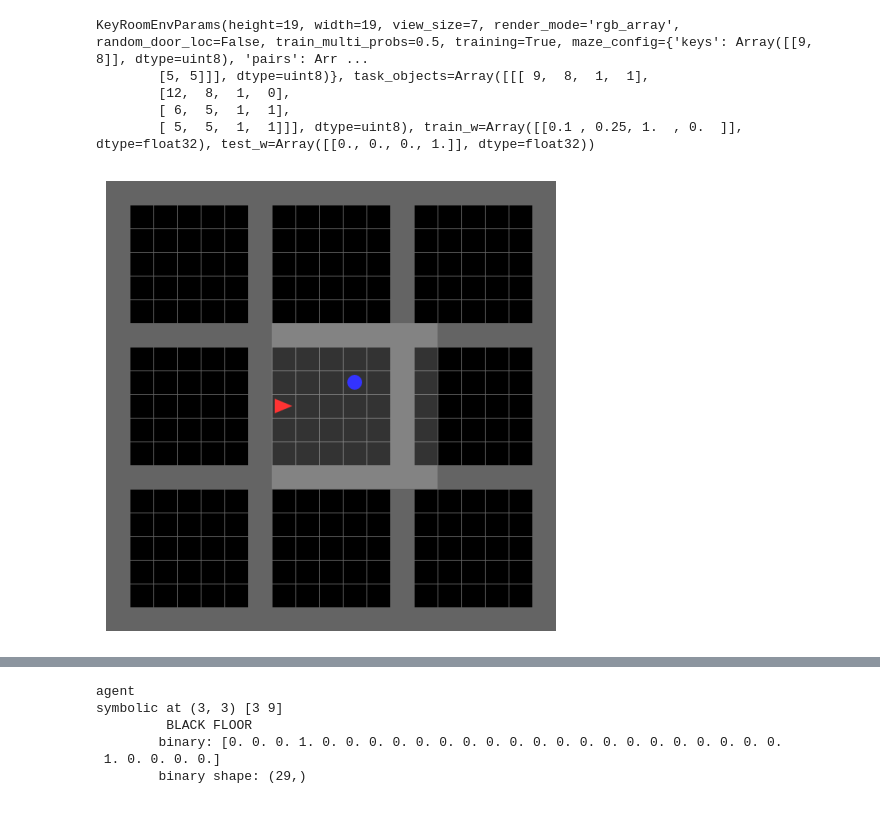
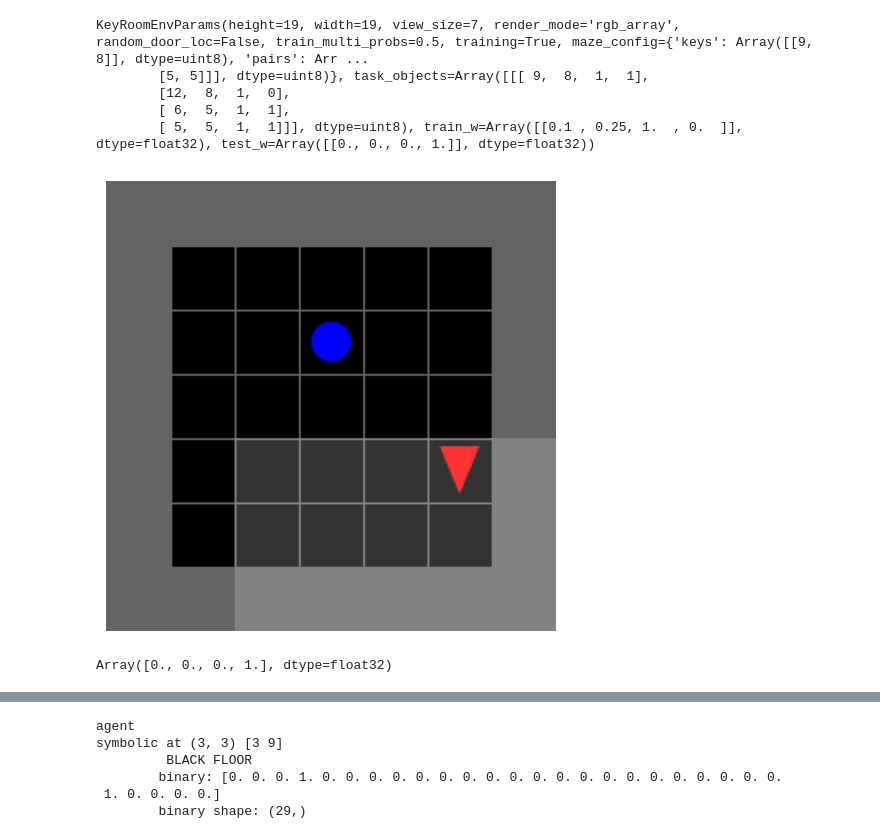
Before and after one commit to wcarvalho/jaxneurorl, a Jupyter notebook: projects/humansf/keyroom-test.ipynb, the cells around one changed output, grey strips where cells are left out. Drawn from its saved outputs; the diff is of its cells as text; code cells hidden in the pictures.

```diff
--- a/projects/humansf/keyroom-test.ipynb
+++ b/projects/humansf/keyroom-test.ipynb
@@ -59,24 +59,24 @@ KeyRoomEnvParams(height=19, width=19, view_size=7, render_mode='rgb_array', rand
         [ 6,  5,  1,  1],
         [ 5,  5,  1,  1]]], dtype=uint8), train_w=Array([[0.1 , 0.25, 1.  , 0.  ]], dtype=float32), test_w=Array([[0., 0., 0., 1.]], dtype=float32))
 # %%
-seed=2
+seed=3
 rng = jax.random.PRNGKey(seed)
 rng, rng_ = jax.random.split(rng)
 for seed in range(0, 1):
     rng, rng_ = jax.random.split(rng)
     timestep = env.reset(rng_, env_params)
 
     # # get image of full state
-    state_image = env.render(env_params, timestep)
-    visualizer.display_image(state_image)
+    # state_image = env.render(env_params, timestep)
+    # visualizer.display_image(state_image)
 
     # get image of what agent observes (theirs is symbolic)
-    # obs_image = keyroom.render_room(timestep.state)
-    # visualizer.display_image(obs_image)
+    obs_image = keyroom.render_room(timestep.state)
+    visualizer.display_image(obs_image)
 
     # jax.tree_map(lambda x:x.shape, timestep.observation)
 # %% [output]
-[figure, old version]
+[figure, new version]
 # %%
 colors = [
     "EMPTY",
@@ -111,6 +111,10 @@ categories = [
     "HEX",
     "STAR",
 ]
+# %%
+timestep.observation.task_w
+# %% [output]
+Array([0., 0., 0., 1.], dtype=float32)
 # %%
 # timestep.state.agent.position, timestep.state.local_agent_position
 
```
Also changed, not shown: parts of 4 cells of this notebook, 1 other file.
